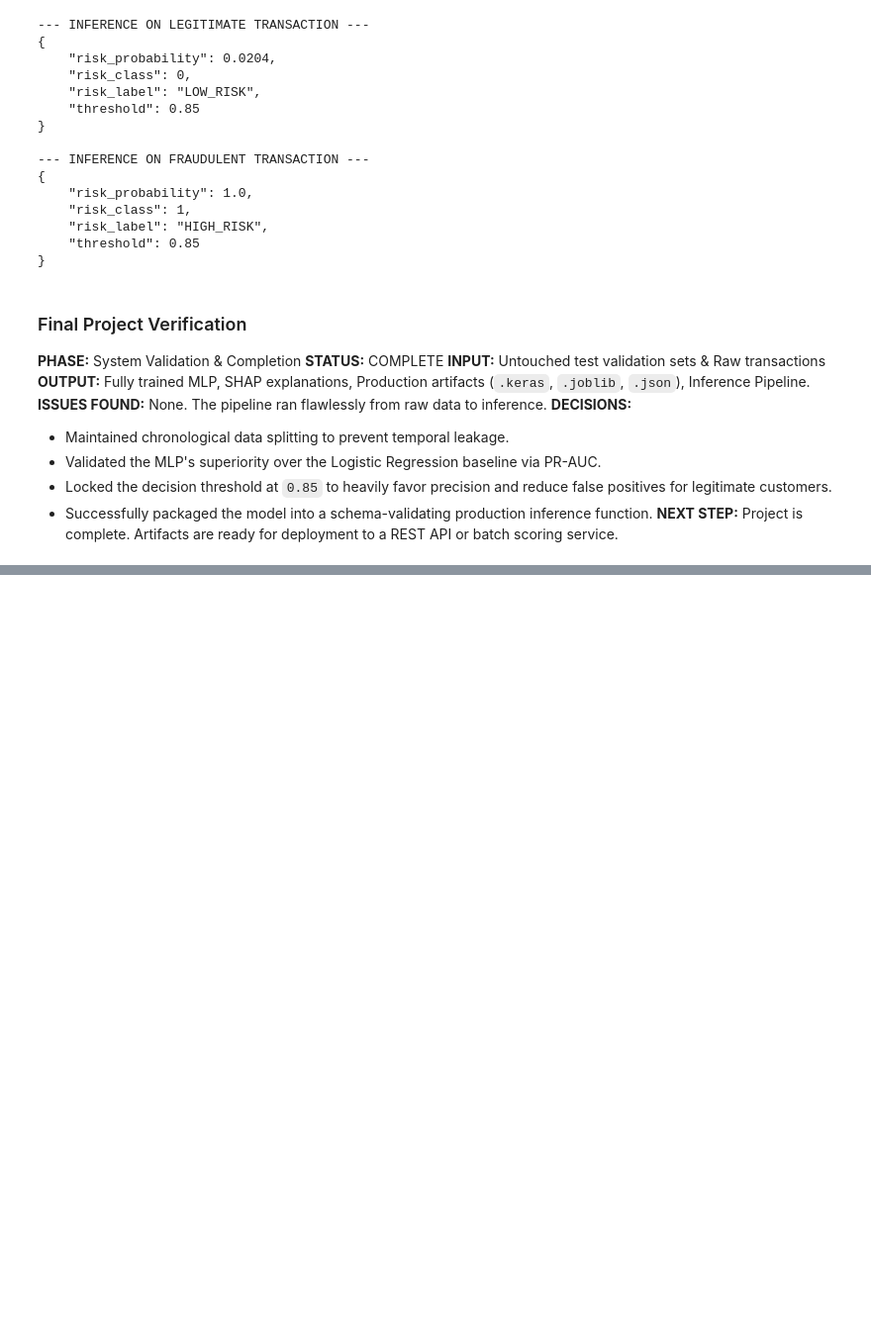
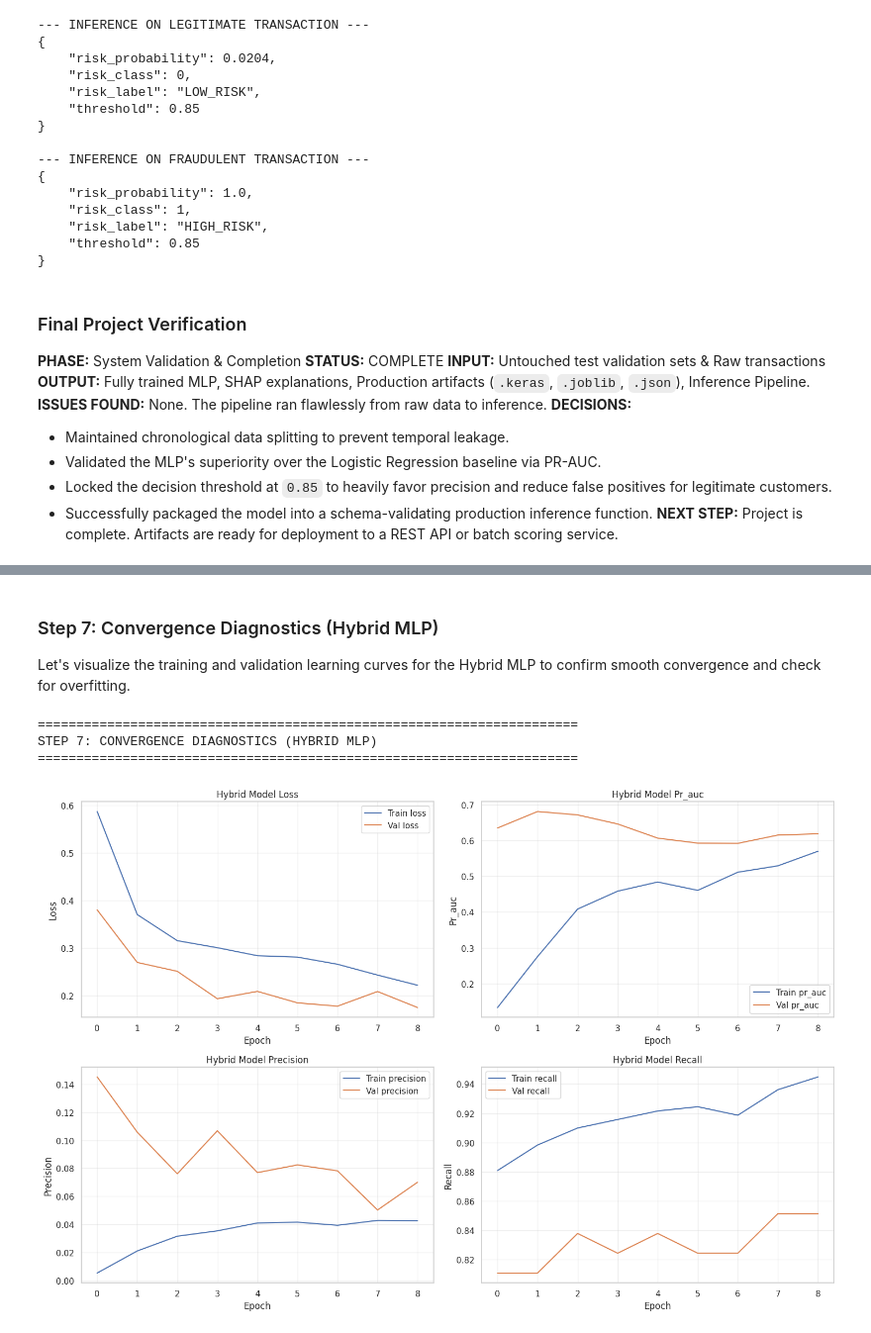
Before and after one commit to waqas-cpu/financial-transaction-risk-mlp, a Jupyter notebook: Untitled17.ipynb, the cells around one changed output, grey strips where cells are left out. Shown at 99% size. Cells and saved outputs as stored; diff of their text form; code cells hidden in the pictures; blank space fills up the shorter version.

```diff
--- a/Untitled17.ipynb
+++ b/Untitled17.ipynb
@@ -1818,0 +2944,33 @@ print("\nSuccess! Check your GitHub repo. The src/ folder now contains the real
+# %% [markdown]
+### Step 7: Convergence Diagnostics (Hybrid MLP)
+Let's visualize the training and validation learning curves for the Hybrid MLP to confirm smooth convergence and check for overfitting.
+# %%
+import matplotlib.pyplot as plt
+
+print("=" * 70)
+print("STEP 7: CONVERGENCE DIAGNOSTICS (HYBRID MLP)")
+print("=" * 70)
+
+def plot_hybrid_history(history):
+    metrics = ['loss', 'pr_auc', 'precision', 'recall']
+    fig, axes = plt.subplots(2, 2, figsize=(15, 10))
+    axes = axes.flatten()
+
+    for i, metric in enumerate(metrics):
+        axes[i].plot(history.history[metric], label=f'Train {metric}')
+        axes[i].plot(history.history[f'val_{metric}'], label=f'Val {metric}')
+        axes[i].set_title(f'Hybrid Model {metric.capitalize()}')
+        axes[i].set_xlabel('Epoch')
+        axes[i].set_ylabel(metric.capitalize())
+        axes[i].legend()
+        axes[i].grid(True, alpha=0.3)
+
+    plt.tight_layout()
+    plt.show()
+
+plot_hybrid_history(hybrid_history)
+# %% [output]
+======================================================================
+STEP 7: CONVERGENCE DIAGNOSTICS (HYBRID MLP)
+======================================================================
+[figure, added]
```
Also changed, not shown: parts of 75 cells of this notebook.
